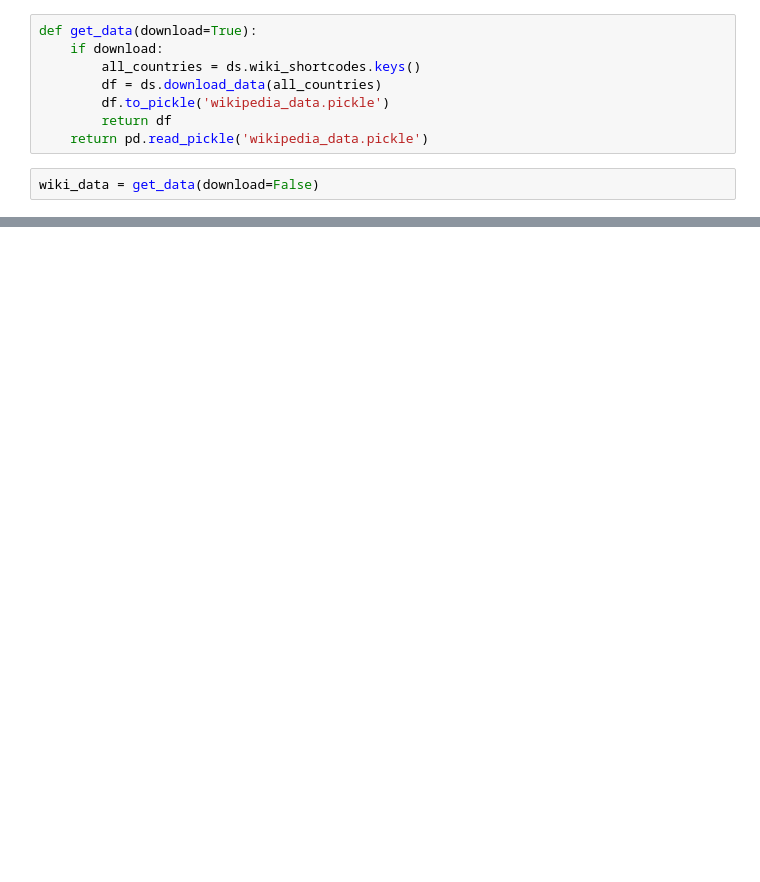
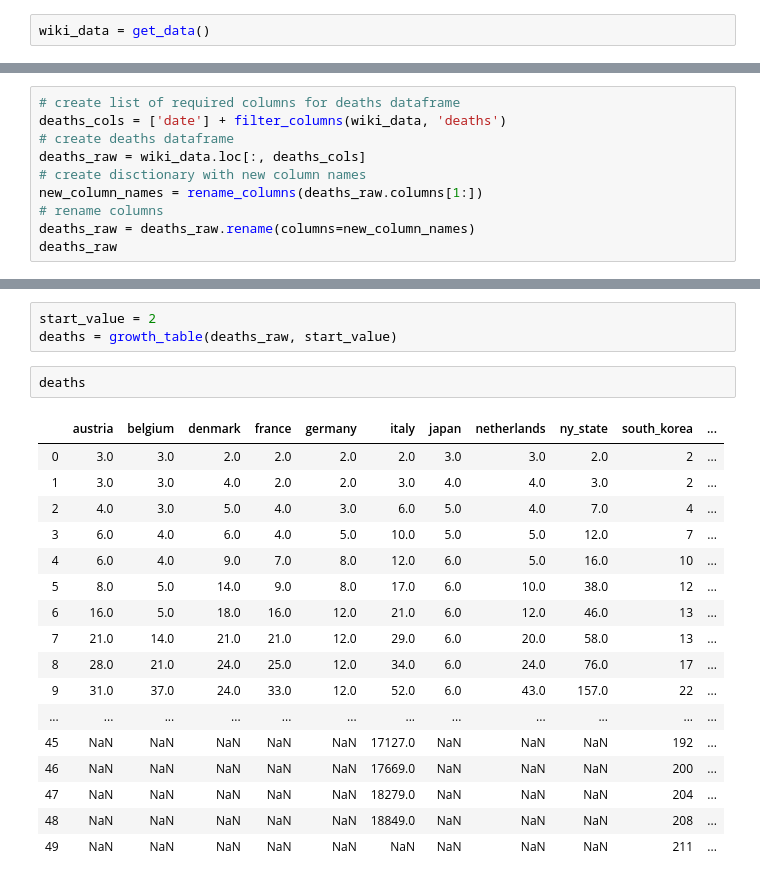
Before and after one commit to DeCooper88/corona, a Jupyter notebook: countries_analysis.ipynb, the cells around one changed output, grey strips where cells are left out. Drawn from its saved outputs; the diff is of its cells as text; blank space fills up the shorter version.

Commit message:
Add functionality to countries notebook * add download, clean and filter functions * add deaths comparison tables and graphs

```diff
--- a/countries_analysis.ipynb
+++ b/countries_analysis.ipynb
@@ -9,10 +67,2 @@ dict_keys(['Austria', 'Belgium', 'Denmark', 'France', 'Germany', 'Italy', 'Japan
-# %%
-def get_data(download=True):
-    if download:
-        all_countries = ds.wiki_shortcodes.keys()
-        df = ds.download_data(all_countries)
-        df.to_pickle('wikipedia_data.pickle')
-        return df
-    return pd.read_pickle('wikipedia_data.pickle')
 # %%
-wiki_data = get_data(download=False)
+wiki_data = get_data()
@@ -54,0 +69,10 @@ wiki_data
+# %%
+# create list of required columns for deaths dataframe
+deaths_cols = ['date'] + filter_columns(wiki_data, 'deaths')
+# create deaths dataframe
+deaths_raw = wiki_data.loc[:, deaths_cols]
+# create disctionary with new column names
+new_column_names = rename_columns(deaths_raw.columns[1:])
+# rename columns
+deaths_raw = deaths_raw.rename(columns=new_column_names)
+deaths_raw
@@ -54,0 +93,23 @@ wiki_data
+# %%
+start_value = 2
+deaths = growth_table(deaths_raw, start_value)
+# %%
+deaths
+# %% [output]
+|  | austria | belgium | denmark | france | germany | italy | japan | netherlands | ny_state | south_korea | ... |
+| 0 | 3.0 | 3.0 | 2.0 | 2.0 | 2.0 | 2.0 | 3.0 | 3.0 | 2.0 | 2 | ... |
+| 1 | 3.0 | 3.0 | 4.0 | 2.0 | 2.0 | 3.0 | 4.0 | 4.0 | 3.0 | 2 | ... |
+| 2 | 4.0 | 3.0 | 5.0 | 4.0 | 3.0 | 6.0 | 5.0 | 4.0 | 7.0 | 4 | ... |
+| 3 | 6.0 | 4.0 | 6.0 | 4.0 | 5.0 | 10.0 | 5.0 | 5.0 | 12.0 | 7 | ... |
+| 4 | 6.0 | 4.0 | 9.0 | 7.0 | 8.0 | 12.0 | 6.0 | 5.0 | 16.0 | 10 | ... |
+| 5 | 8.0 | 5.0 | 14.0 | 9.0 | 8.0 | 17.0 | 6.0 | 10.0 | 38.0 | 12 | ... |
+| 6 | 16.0 | 5.0 | 18.0 | 16.0 | 12.0 | 21.0 | 6.0 | 12.0 | 46.0 | 13 | ... |
+| 7 | 21.0 | 14.0 | 21.0 | 21.0 | 12.0 | 29.0 | 6.0 | 20.0 | 58.0 | 13 | ... |
+| 8 | 28.0 | 21.0 | 24.0 | 25.0 | 12.0 | 34.0 | 6.0 | 24.0 | 76.0 | 17 | ... |
+| 9 | 31.0 | 37.0 | 24.0 | 33.0 | 12.0 | 52.0 | 6.0 | 43.0 | 157.0 | 22 | ... |
+| ... | ... | ... | ... | ... | ... | ... | ... | ... | ... | ... | ... |
+| 45 | NaN | NaN | NaN | NaN | NaN | 17127.0 | NaN | NaN | NaN | 192 | ... |
+| 46 | NaN | NaN | NaN | NaN | NaN | 17669.0 | NaN | NaN | NaN | 200 | ... |
+| 47 | NaN | NaN | NaN | NaN | NaN | 18279.0 | NaN | NaN | NaN | 204 | ... |
+| 48 | NaN | NaN | NaN | NaN | NaN | 18849.0 | NaN | NaN | NaN | 208 | ... |
+| 49 | NaN | NaN | NaN | NaN | NaN | NaN | NaN | NaN | NaN | 211 | ... |
```
Also changed, not shown: parts of 10 cells of this notebook.
